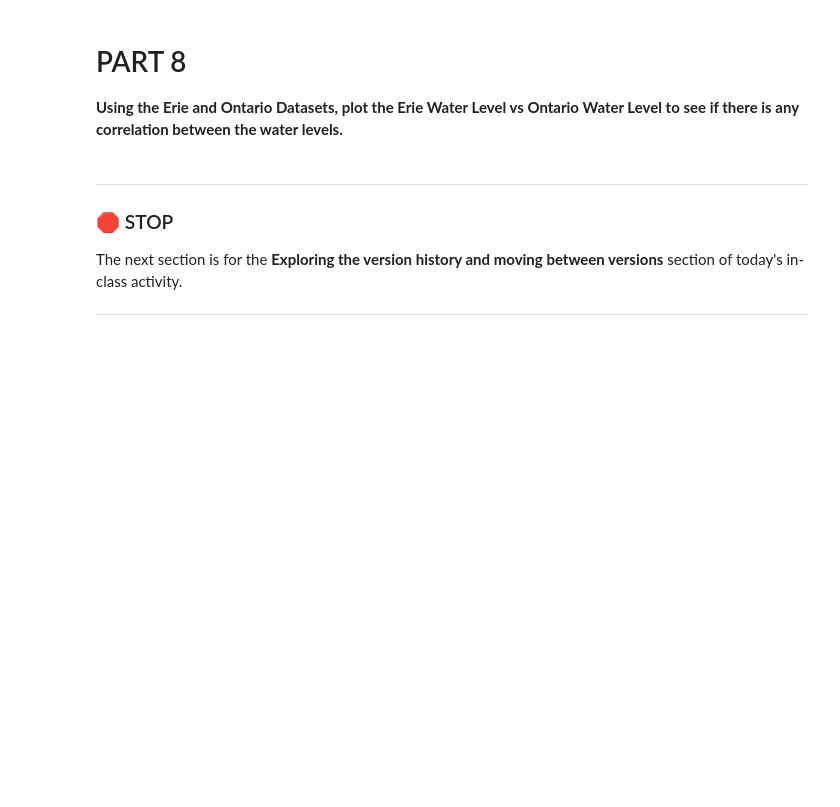
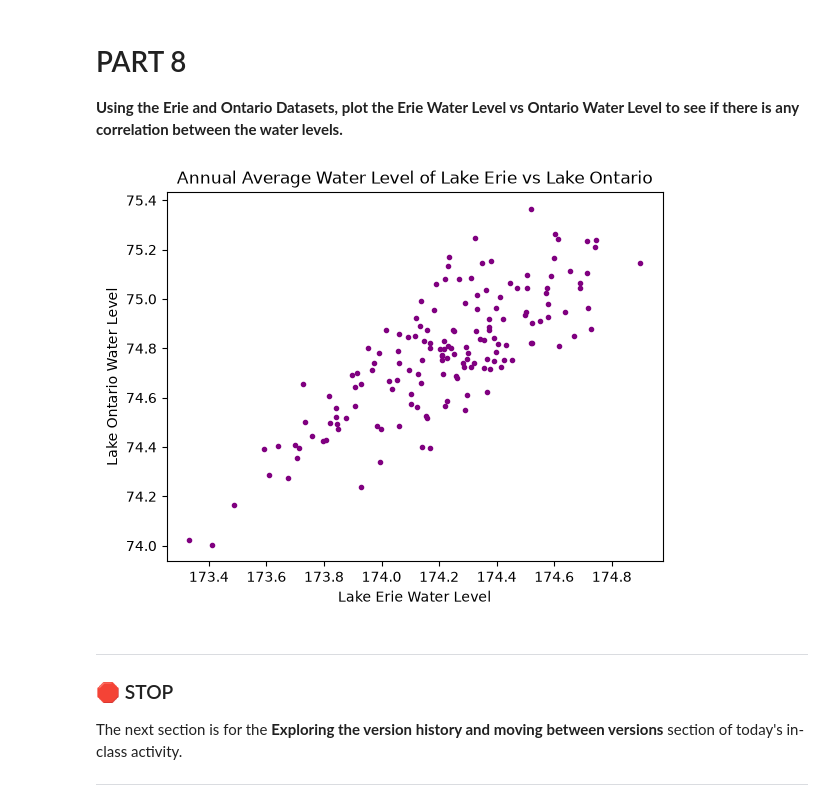
Before and after one commit to jmartiniez0z0-ship-it/CMSE202_Git_Started, a Jupyter notebook: Great_Lakes_and_Grand_River.ipynb, the cells around one changed output. Saved outputs shown, nothing was run; the diff lists cells and outputs as text; code cells hidden in the pictures; blank space fills up the shorter version.

```diff
--- a/Great_Lakes_and_Grand_River.ipynb
+++ b/Great_Lakes_and_Grand_River.ipynb
@@ -126,3 +126,15 @@ plt.title("Annual Average Water Level of Lake Superior vs Lake Ontario");
+# %%
+# Insert Code Here
+
+ont = pd.read_csv("data/ont.csv")
+eri = pd.read_csv("data/eri.csv")
+
+plt.scatter(eri["Unnamed: 1"], ont["AnnAvg"], color = "purple", marker = ".")
+plt.xlabel("Lake Erie Water Level")
+plt.ylabel("Lake Ontario Water Level")
+plt.title("Annual Average Water Level of Lake Erie vs Lake Ontario");
+# %% [output]
+[figure, added]
 # %% [markdown]
 ---
 ### &#128721; STOP
```
Also changed, not shown: parts of 2 cells of this notebook.
